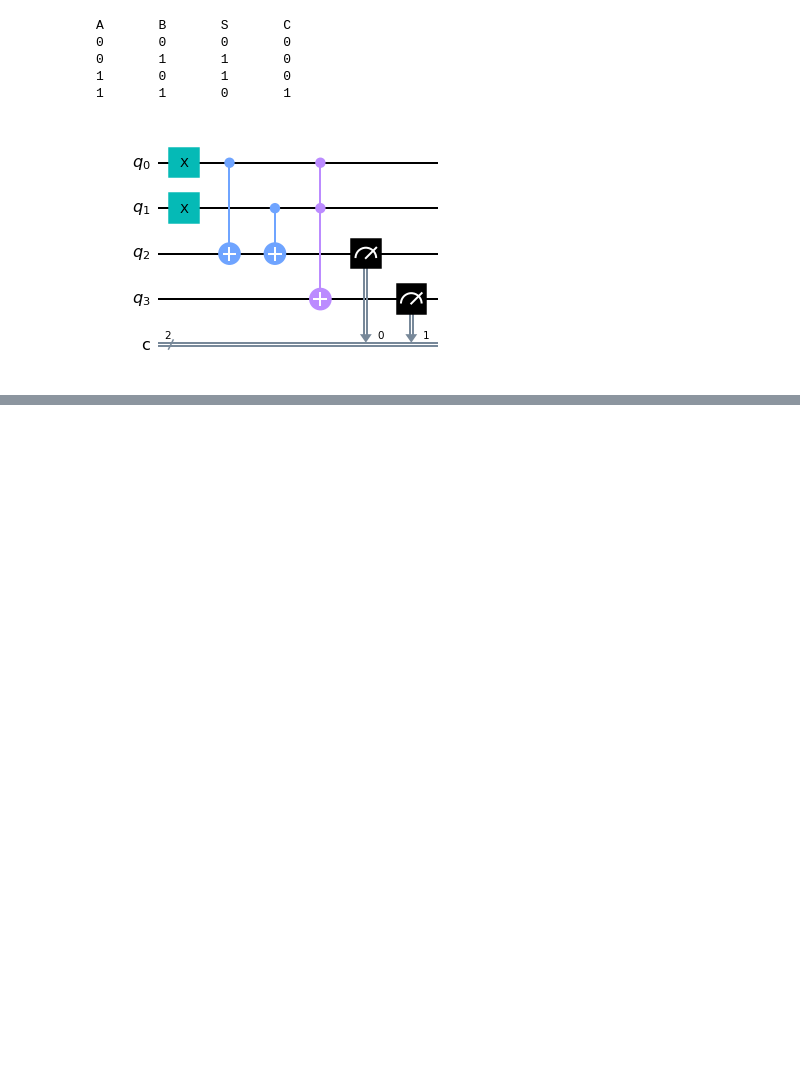
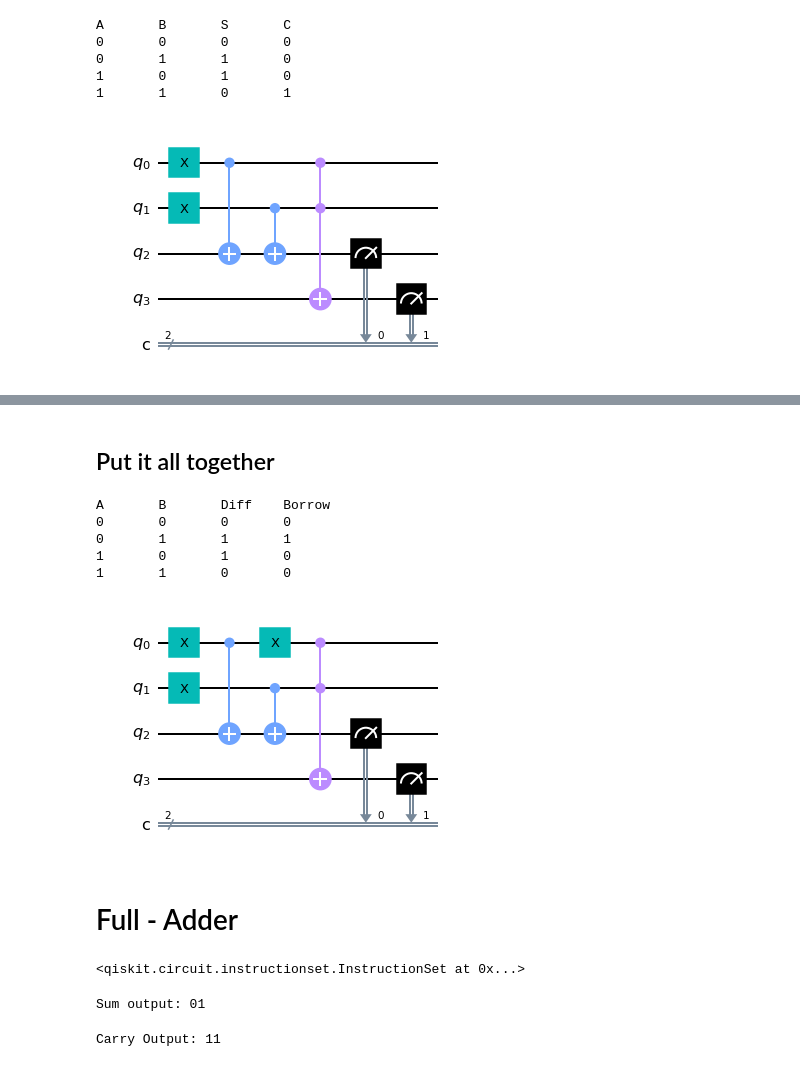
Before and after one commit to jesherjoshua/seds-quantum-computing, a Jupyter notebook: Simulator/some_circuits.ipynb, the cells around one changed output, grey strips where cells are left out. Drawn from its saved outputs; the diff is of its cells as text; code cells hidden in the pictures; blank space fills up the shorter version.

```diff
--- a/Simulator/some_circuits.ipynb
+++ b/Simulator/some_circuits.ipynb
@@ -84,0 +89,6 @@ A       B       S       C
+# %%
+qr = QuantumRegister(4)
+cr = ClassicalRegister(2)
+circ = QuantumCircuit(qr,cr)
+circ.x(0) #set both qubits to 1(i.e to simulate 1+1)
+circ.x(1)
@@ -84,0 +129,60 @@ A       B       S       C
+# %% [markdown]
+## Put it all together
+# %%
+
+print("A\tB\tDiff\tBorrow")
+l = [(0, 0), (0, 1), (1, 0), (1, 1)]
+for a, b in l:
+    circ = QuantumCircuit(4,2)
+    if a != 0:
+        circ.x(0)
+    if b != 0:
+        circ.x(1)
+    circ.cx(0,2)
+    circ.cx(1,2)
+    circ.x(0)
+    circ.ccx(0,1,3)#AND
+    circ.measure(3,1)
+    circ.measure(2, 0)
+    print(f"{a}\t{b}\t{test(circ)[1]}\t{test(circ)[0]}")
+
+circ.draw('mpl')
+# %% [output]
+A       B       Diff    Borrow
+0       0       0       0
+0       1       1       1
+1       0       1       0
+1       1       0       0
+[figure, added]
+# %% [markdown]
+# Full - Adder
+# %%
+qr = QuantumRegister(8)
+cr = ClassicalRegister(2)
+circ = QuantumCircuit(qr,cr)
+circ.x(0)
+circ.x(1)
+circ.x(2)
+# %% [output]
+<qiskit.circuit.instructionset.InstructionSet at 0x...>
+# %%
+circ.cx(0,3)
+circ.cx(1,3)
+circ.cx(3,7)
+circ.cx(2,7)
+circ.measure(7,0)
+print(f'Sum output: {test(circ)}')
+# %% [output]
+Sum output: 01
+# %%
+circ.ccx(0,1,4)
+circ.ccx(2,3,5)#AND
+circ.x(4)
+circ.x(5)
+circ.ccx(4,5,6)
+circ.x(6)
+circ.measure(6,1)
+circ.draw('mpl')
+print(f'Carry Output: {test(circ)}')
+# %% [output]
+Carry Output: 11
```
Also changed, not shown: parts of 18 cells of this notebook.
